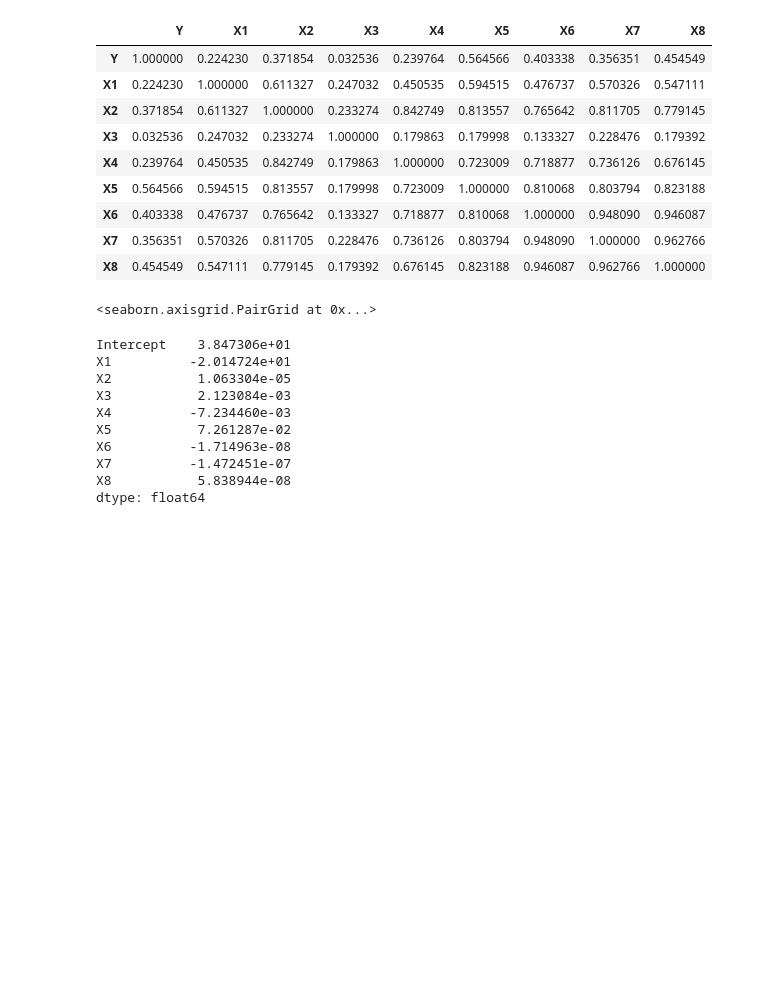
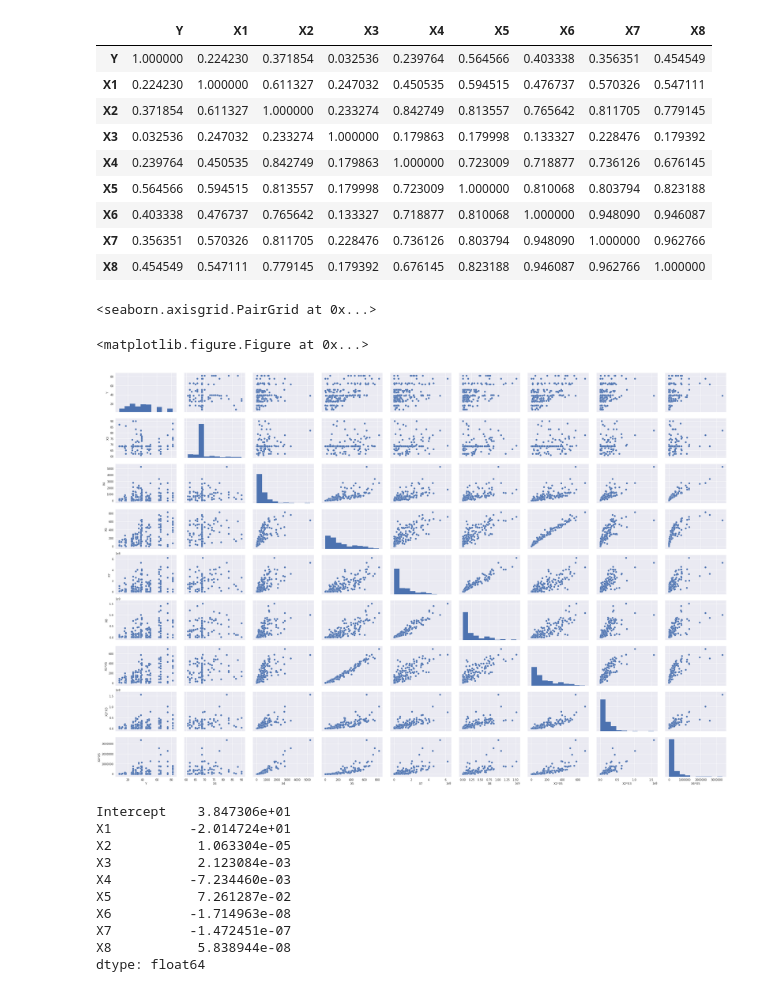
Before and after one commit to filippomedri/nextsuperhero, a Jupyter notebook: regression.ipynb, the cells around one changed output. Cells and saved outputs as stored; diff of their text form; code cells hidden in the pictures; blank space fills up the shorter version.

Commit message:
Update graphs

```diff
--- a/regression.ipynb
+++ b/regression.ipynb
@@ -61,9 +62,14 @@ model_df.corr()
 | X7 | 0.356351 | 0.570326 | 0.811705 | 0.228476 | 0.736126 | 0.803794 | 0.948090 | 1.000000 | 0.962766 |
 | X8 | 0.454549 | 0.547111 | 0.779145 | 0.179392 | 0.676145 | 0.823188 | 0.946087 | 0.962766 | 1.000000 |
 # %%
-sns.pairplot(model_df,size = 1.2, aspect=1.5)
+sns.set(color_codes=True)
+sns.set(font_scale=1)
+plt.figure(figsize=(70,40))
+sns.pairplot(best_model_df,size = 2.4, aspect=1.5)
 # %% [output]
 <seaborn.axisgrid.PairGrid at 0x...>
+<matplotlib.figure.Figure at 0x...>
+[figure, added]
 # %%
 result = sm.ols(formula="Y ~ X1 + X2 + X3 + X4 + X5 + X6+ X7 + X8 +1", data=model_df).fit()
 # %%
```
Also changed, not shown: parts of 24 cells of this notebook.
